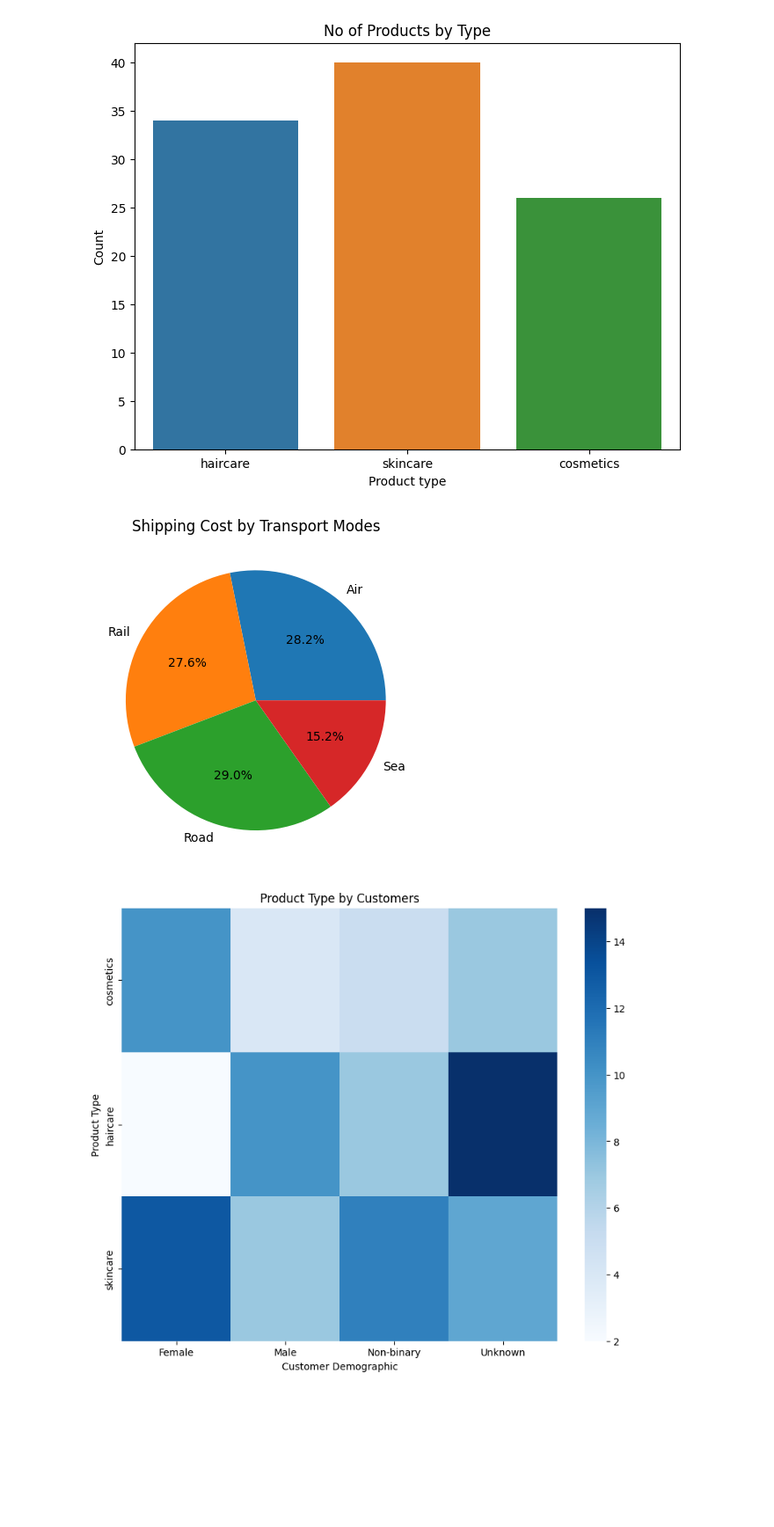
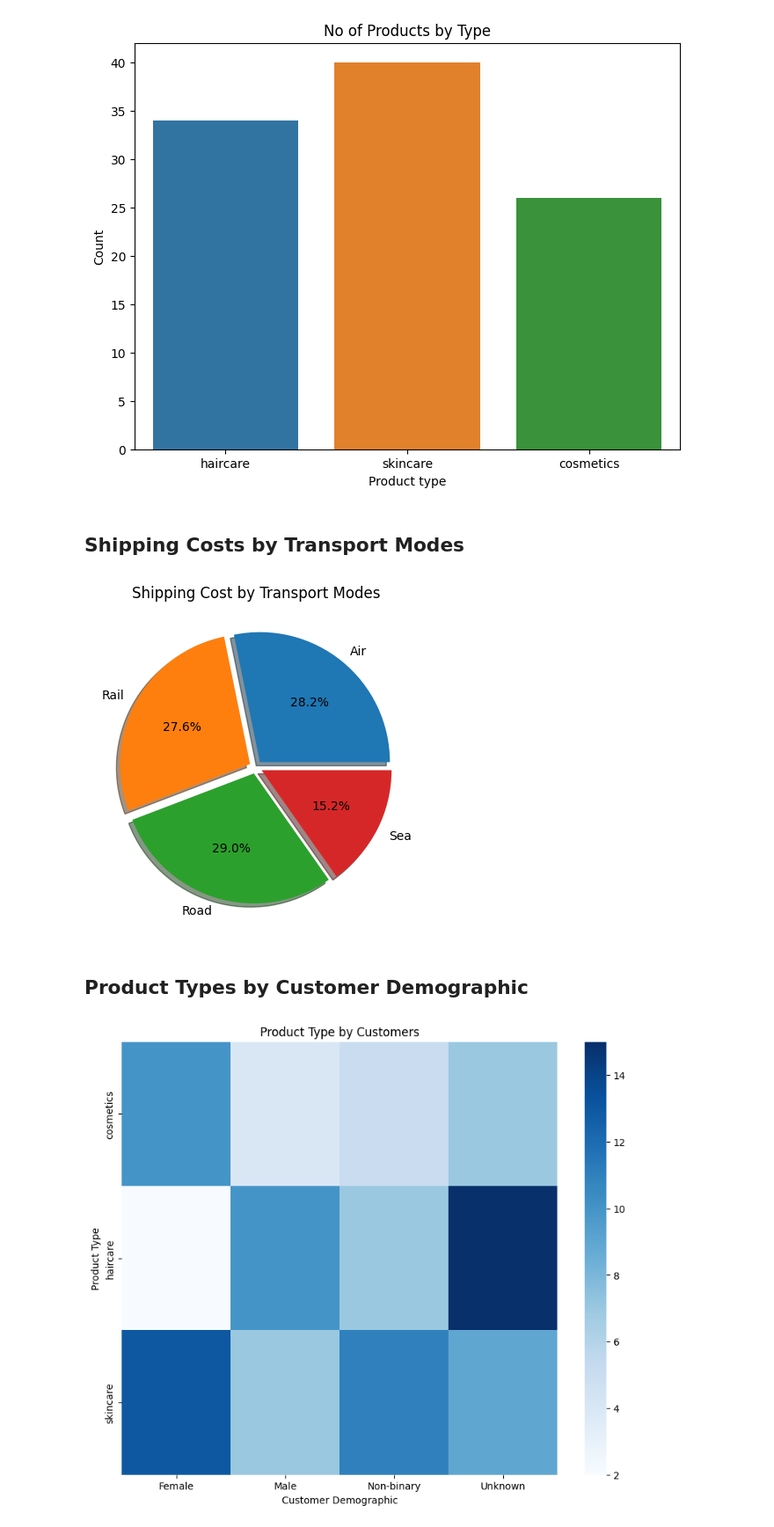
Before and after one commit to OchiengFess/Data-Analysis, a Jupyter notebook: Fashion Supply chain Analysis v1.0.ipynb, the cells around one changed output. Shown: that part at 88% size. Saved outputs shown, nothing was run; the diff lists cells and outputs as text; code cells hidden in the pictures; blank space fills up the shorter version.

```diff
--- a/Fashion Supply chain Analysis v1.0.ipynb
+++ b/Fashion Supply chain Analysis v1.0.ipynb
@@ -73,15 +84,34 @@ plt.title('No of Products by Type')
 plt.show()
 # %% [output]
 [figure]
-# %%
-#group by transportation mode and calc shipping cost
-transportation_costs = data.groupby('Transportation modes')['Shipping costs'].sum()
-#pie
-plt.pie(transportation_costs, labels=transportation_costs.index, autopct='%1.1f%%')
-plt.title('Shipping Cost by Transport Modes')
-plt.show()
-# %% [output]
-[figure, removed]
+# %% [markdown]
+## Shipping Costs by Transport Modes
+# %%
+import matplotlib.pyplot as plt
+from mpl_toolkits.mplot3d import Axes3D
+
+# Group by transportation mode and calculate shipping cost
+transportation_costs = data.groupby('Transportation modes')['Shipping costs'].sum()
+
+# Create a 3D pie chart
+fig = plt.figure()
+ax = fig.add_subplot(111)#single plot shorthand
+
+# Pie chart parameters
+explode = [0.05,0.05,0.05,0.05] # add some separation
+
+# Plot the 3D pie chart
+ax.pie(transportation_costs, labels=transportation_costs.index, autopct='%1.1f%%', explode=explode, shadow=True)
+
+# Set title
+plt.title('Shipping Cost by Transport Modes')
+
+# Show the 3D pie chart
+plt.show()
+# %% [output]
+[figure, added]
+# %% [markdown]
+## Product Types by Customer Demographic
 # %%
 #Heatmap of customer demographics
 plt.figure(figsize=(10,8))
```
Also changed, not shown: parts of 13 cells of this notebook.
